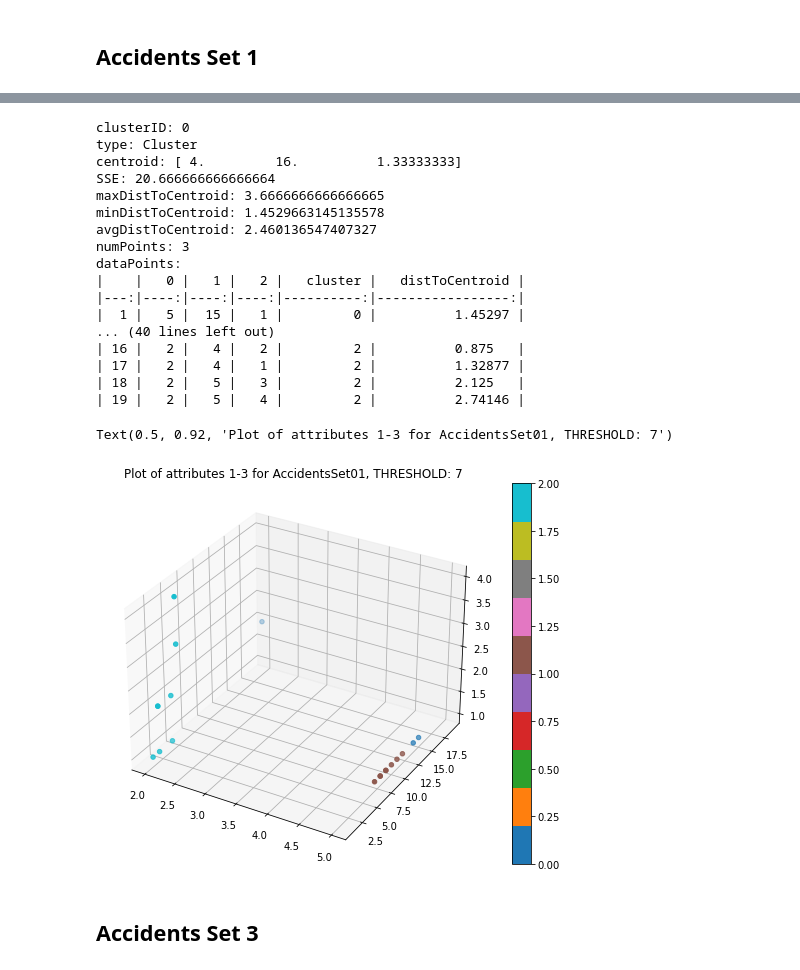
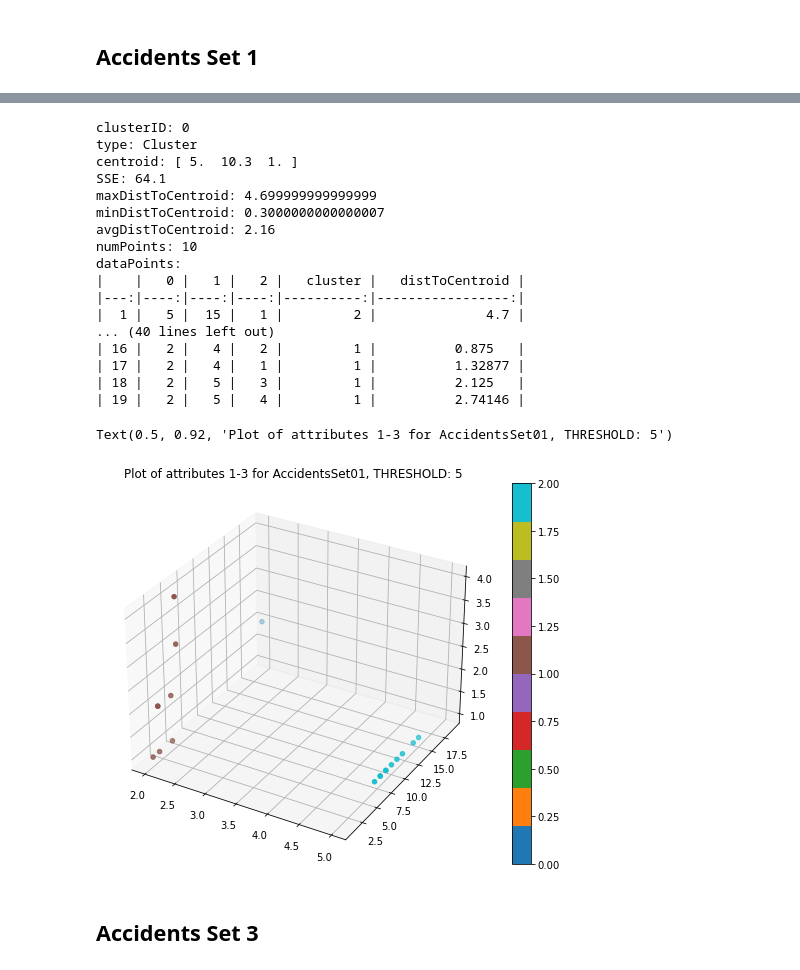
Before and after one commit to taylorbedrosian/Lab04-466-UnsupervisedLearning, a Jupyter notebook: hclustering.ipynb, the cells around one changed output, grey strips where cells are left out. Drawn from its saved outputs; the diff is of its cells as text; code cells hidden in the pictures.

```diff
--- a/hclustering.ipynb
+++ b/hclustering.ipynb
@@ -524,35 +568,35 @@ type: Cluster
 [figure]
 [figure]
 # %%
-    i = 7
+    i = 5
     title = f"THRESHOLD: {i}"
-    cl, df = all_together('data/AccidentsSet01.csv', i, complete_link, silent=False, nodata=False)
+    cl, df = all_together('data/AccidentsSet01.csv', i, single_link, silent=False, nodata=False)
 
     fig = plt.figure(figsize = (10, 7))
     ax = plt.axes(projection ="3d")
     cb = ax.scatter3D(df[0], df[1], df[2], c=df['cluster'], cmap='tab10')
     plt.colorbar(cb)
     plt.title(f"Plot of attributes 1-3 for AccidentsSet01, " + title)
 # %% [output]
 clusterID: 0
 type: Cluster
-centroid: [ 4.         16.          1.33333333]
-SSE: 20.666666666666664
-maxDistToCentroid: 3.6666666666666665
-minDistToCentroid: 1.4529663145135578
-avgDistToCentroid: 2.460136547407327
-numPoints: 3
+centroid: [ 5.  10.3  1. ]
+SSE: 64.1
+maxDistToCentroid: 4.699999999999999
+minDistToCentroid: 0.3000000000000007
+avgDistToCentroid: 2.16
+numPoints: 10
 dataPoints:
 |    |   0 |   1 |   2 |   cluster |   distToCentroid |
 |---:|----:|----:|----:|----------:|-----------------:|
-|  1 |   5 |  15 |   1 |         0 |          1.45297 |
+|  1 |   5 |  15 |   1 |         2 |              4.7 |
 ... (40 lines left out)
-| 16 |   2 |   4 |   2 |         2 |          0.875   |
-| 17 |   2 |   4 |   1 |         2 |          1.32877 |
-| 18 |   2 |   5 |   3 |         2 |          2.125   |
-| 19 |   2 |   5 |   4 |         2 |          2.74146 |
+| 16 |   2 |   4 |   2 |         1 |          0.875   |
+| 17 |   2 |   4 |   1 |         1 |          1.32877 |
+| 18 |   2 |   5 |   3 |         1 |          2.125   |
+| 19 |   2 |   5 |   4 |         1 |          2.74146 |
-Text(0.5, 0.92, 'Plot of attributes 1-3 for AccidentsSet01, THRESHOLD: 7')
+Text(0.5, 0.92, 'Plot of attributes 1-3 for AccidentsSet01, THRESHOLD: 5')
-[figure, old version]
+[figure, new version]
 # %% [markdown]
 ## Accidents Set 3
 # %%
```
Also changed, not shown: parts of 11 cells of this notebook, 4 other files.
